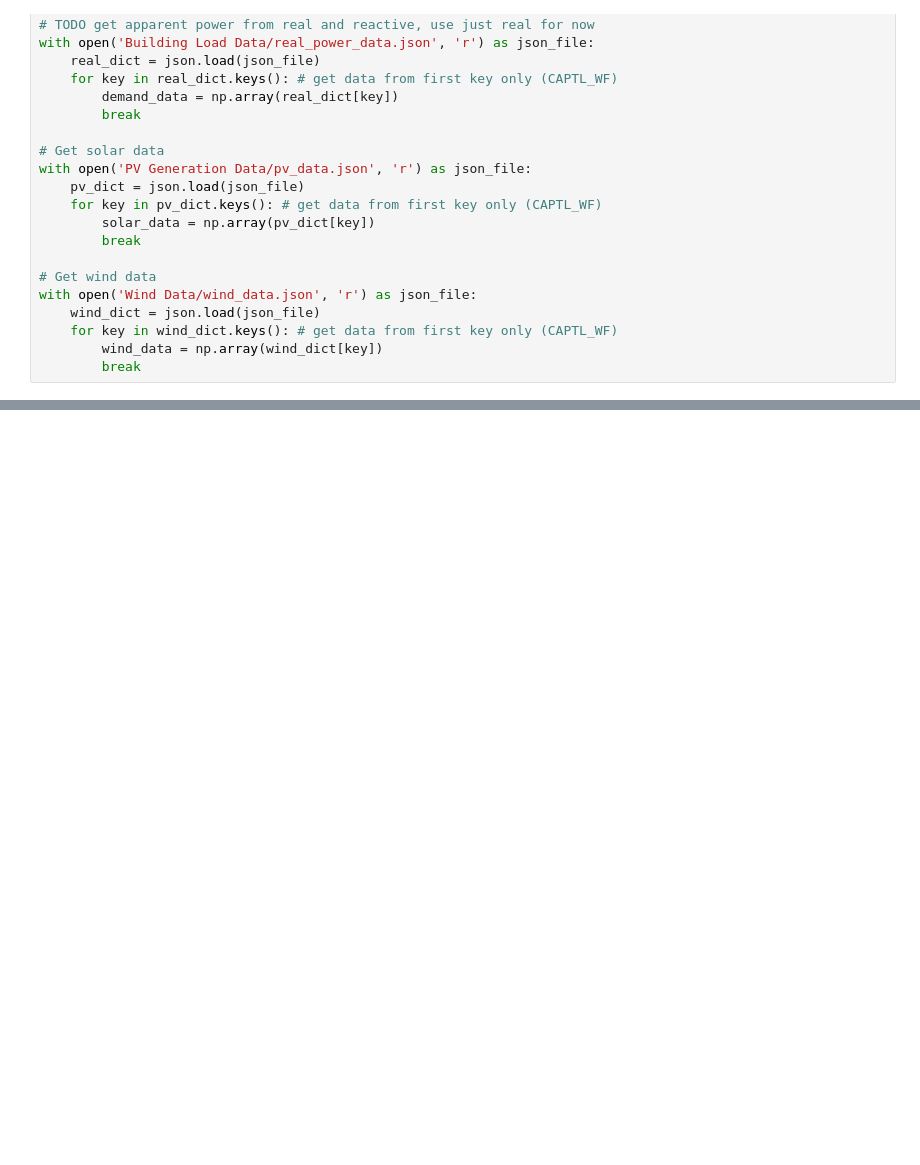
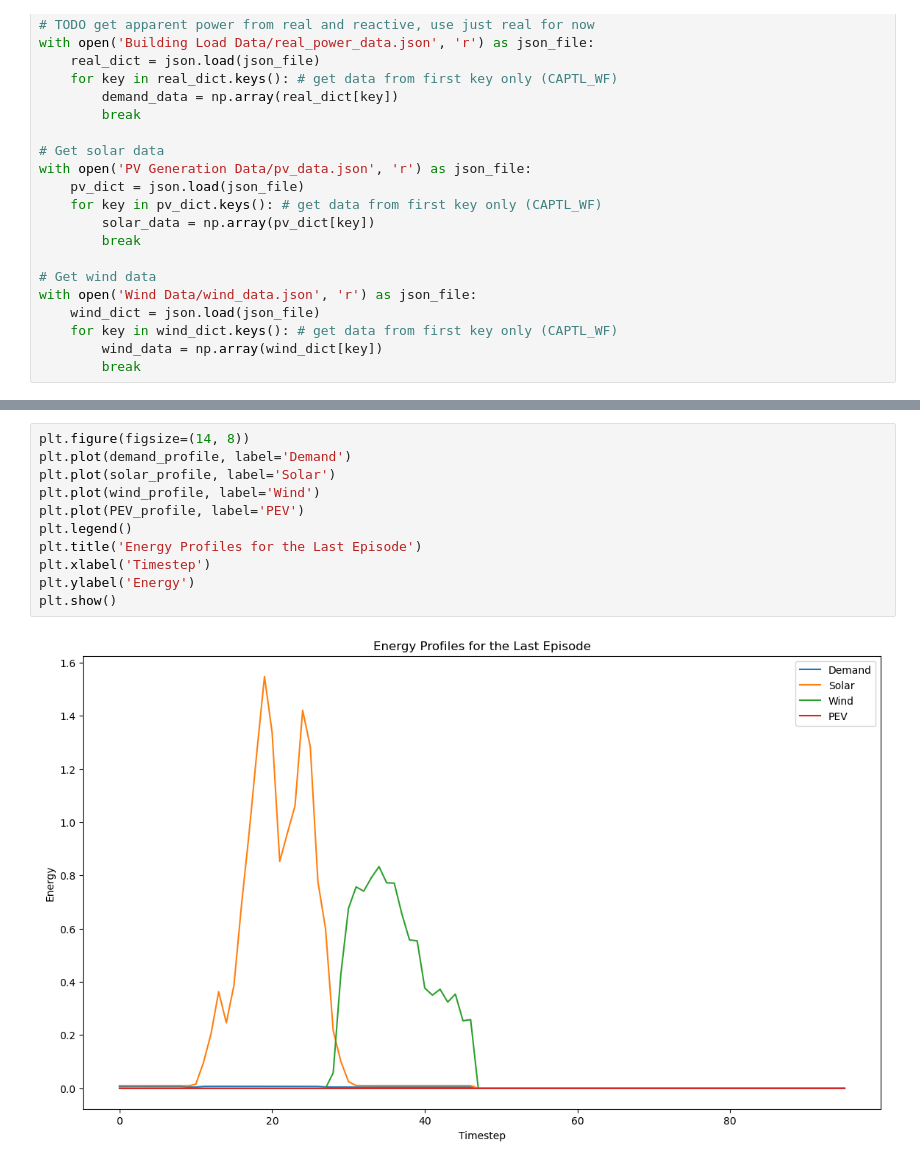
Before and after one commit to carlacupcake/CE291-V2G, a Jupyter notebook: RL_test.ipynb, the cells around one changed output, grey strips where cells are left out. Drawn from its saved outputs; the diff is of its cells as text; blank space fills up the shorter version.

```diff
--- a/RL_test.ipynb
+++ b/RL_test.ipynb
@@ -150,0 +219,13 @@ plt.show()
+# %%
+plt.figure(figsize=(14, 8))
+plt.plot(demand_profile, label='Demand')
+plt.plot(solar_profile, label='Solar')
+plt.plot(wind_profile, label='Wind')
+plt.plot(PEV_profile, label='PEV')
+plt.legend()
+plt.title('Energy Profiles for the Last Episode')
+plt.xlabel('Timestep')
+plt.ylabel('Energy')
+plt.show()
+# %% [output]
+[figure, added]
```
Also changed, not shown: parts of 5 cells of this notebook, 3 other files.
